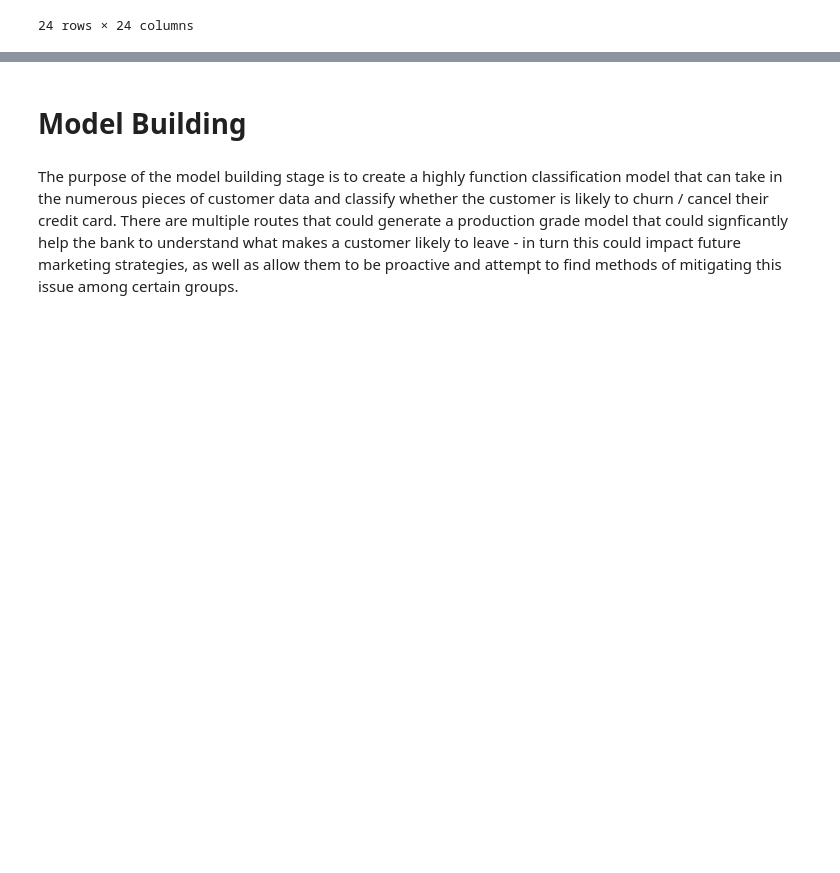
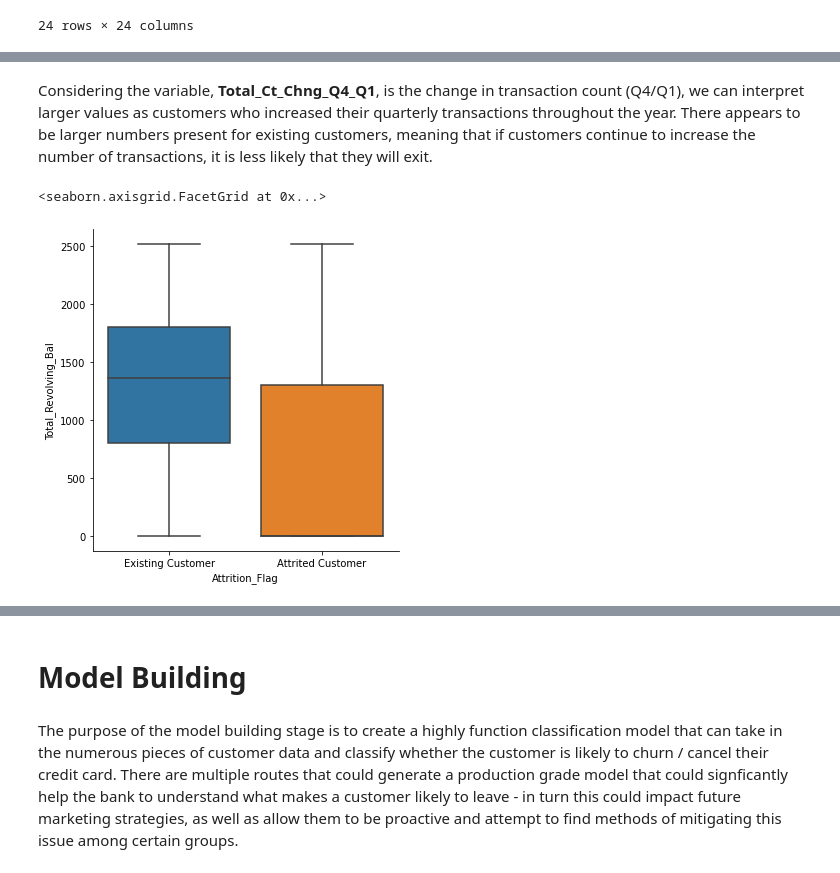
Before and after one commit to PaolaMalagon/Churn-Prediction-G2, a Jupyter notebook: Churn-Prediction-G2.ipynb, the cells around one changed output, grey strips where cells are left out. Cells and saved outputs as stored; diff of their text form; code cells hidden in the pictures; blank space fills up the shorter version.

```diff
--- a/Churn-Prediction-G2.ipynb
+++ b/Churn-Prediction-G2.ipynb
@@ -393,0 +422,8 @@ credit_clean_df.corr()
+# %% [markdown]
+Considering the variable, **Total_Ct_Chng_Q4_Q1**, is the change in transaction count (Q4/Q1), we can interpret larger values as customers who increased their quarterly transactions throughout the year. There appears to be larger numbers present for existing customers, meaning that if customers continue to increase the number of transactions, it is less likely that they will exit.
+# %%
+#Catplot of Total_Revolving_Bal vs. Attrition Flag
+sns.catplot(data=credit_df, x='Attrition_Flag', y='Total_Revolving_Bal', kind='box')
+# %% [output]
+<seaborn.axisgrid.FacetGrid at 0x...>
+[figure, added]
```
Also changed, not shown: parts of 28 cells of this notebook.
